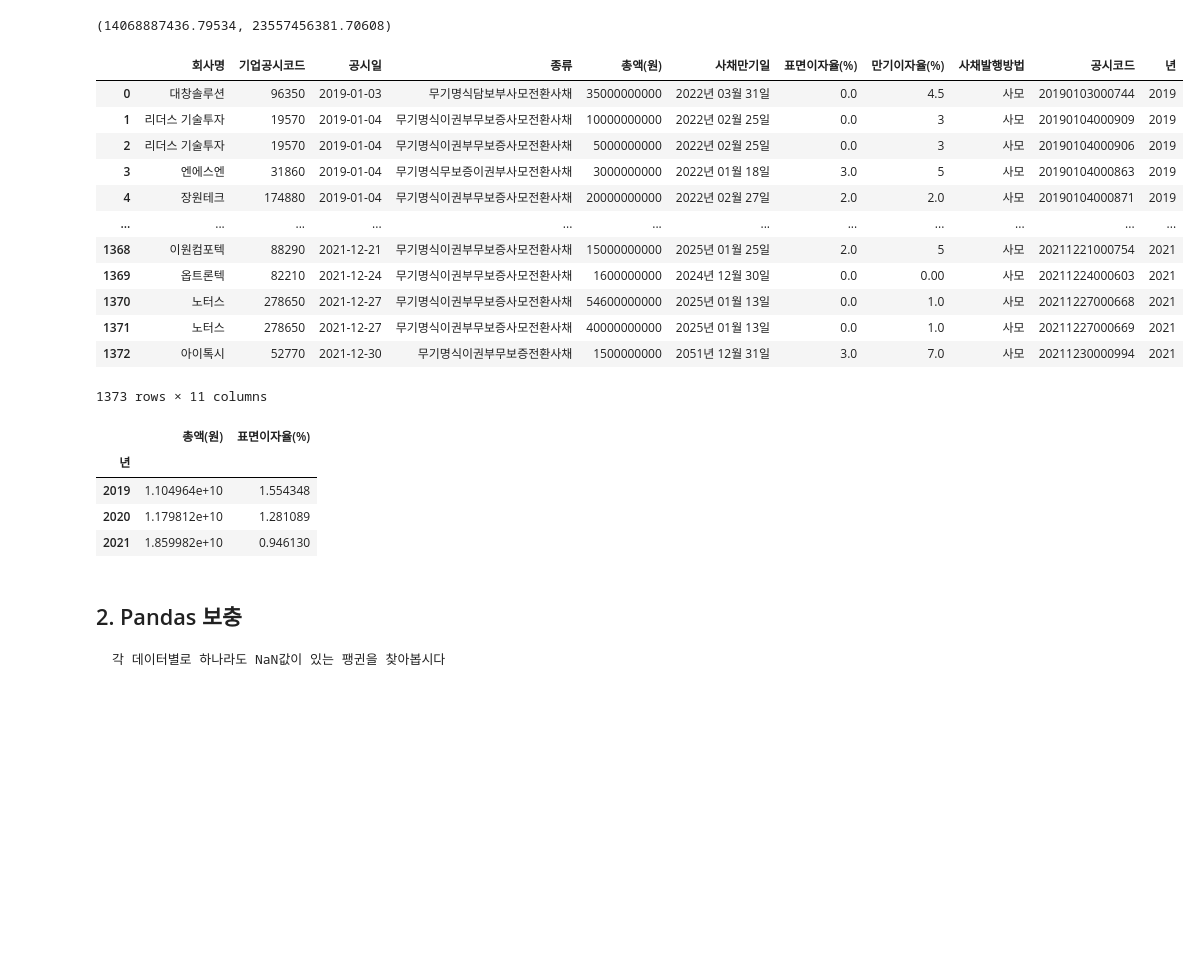
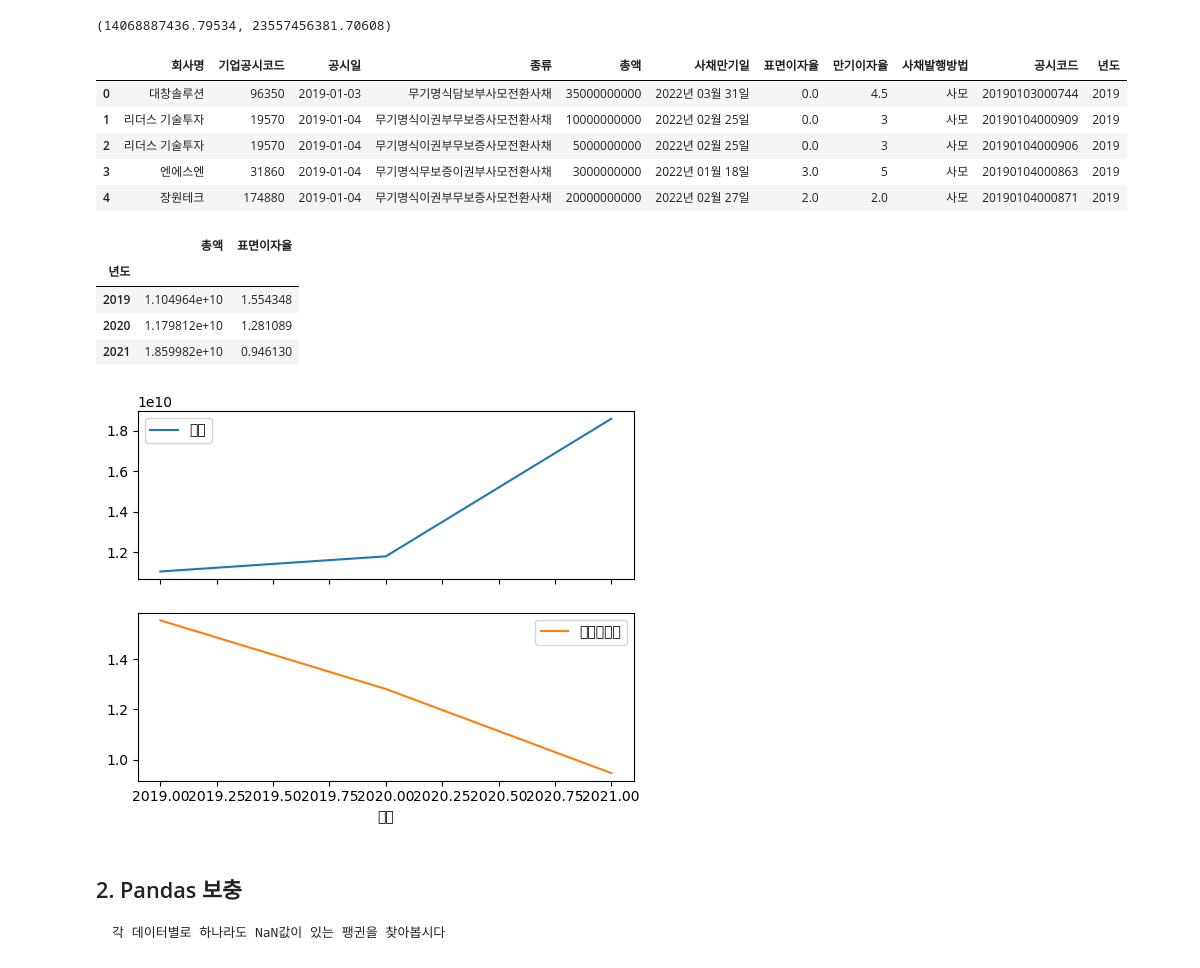
Before and after one commit to Je-Hyeon/FRstudy, a Jupyter notebook: 학기중_스터디/week3/3주차스터디_수업.ipynb, the cells around one changed output. Drawn from its saved outputs; the diff is of its cells as text; code cells hidden in the pictures; blank space fills up the shorter version.

```diff
--- a/학기중_스터디/week3/3주차스터디_수업.ipynb
+++ b/학기중_스터디/week3/3주차스터디_수업.ipynb
@@ -153,5 +154,5 @@ all_df["만기이자율(%)"] = all_df["만기이자율(%)"].str.replace("-","0")
 # %%
 # 다시 float로 변환해볼까요?
-all_df["표면이자율(%)"] = all_df["표면이자율(%)"].astype("float64")
+all_df["표면이자율"] = all_df["표면이자율"].astype("float64")
 # %% [output]
 ValueError: could not convert string to float: '0.0, '
@@ -158,9 +167,9 @@ ValueError: could not convert string to float: '0.0, '
 # %%
-# 이런... 0.0, 라는 값이 있어서 (쉼표때문에) 변환이 안되는 군요... 쉼표를 제거합시다
-all_df["표면이자율(%)"] = all_df["표면이자율(%)"].str.replace("," , "")
+# 이런... 0.0, 라는 값이 있어서 (쉼표때문에) 변환이 안되는군요... 쉼표를 제거합시다
+all_df["표면이자율"] = all_df["표면이자율"].str.replace("," , "")
 # %%
 # 다시 float로 변환해 봅시다
-all_df["표면이자율(%)"] = all_df["표면이자율(%)"].astype("float64")
+all_df["표면이자율"] = all_df["표면이자율"].astype("float64")
 # 드디어 성공했습니다!!
 # %%
 # 길고긴 전처리가 끝났습니다!!
@@ -237,34 +274,32 @@ all_df["공시일"] = pd.to_datetime(all_df["공시일"])
 
 # 문자형에 str을 붙여주는 것처럼 datetime에는 dt를 붙여서 접근 할 수 있다
 ## 데이터프레임에 년(year) 정보를 추가
-all_df["년"] = all_df["공시일"].dt.year
+all_df["년도"] = all_df["공시일"].dt.year
 # %%
-all_df
+all_df.head()
 # %% [output]
-|  | 회사명 | 기업공시코드 | 공시일 | 종류 | 총액(원) | 사채만기일 | 표면이자율(%) | 만기이자율(%) | 사채발행방법 | 공시코드 | 년 |
+|  | 회사명 | 기업공시코드 | 공시일 | 종류 | 총액 | 사채만기일 | 표면이자율 | 만기이자율 | 사채발행방법 | 공시코드 | 년도 |
 | 0 | 대창솔루션 | 96350 | 2019-01-03 | 무기명식담보부사모전환사채 | 35000000000 | 2022년 03월 31일 | 0.0 | 4.5 | 사모 | 20190103000744 | 2019 |
 | 1 | 리더스 기술투자 | 19570 | 2019-01-04 | 무기명식이권부무보증사모전환사채 | 10000000000 | 2022년 02월 25일 | 0.0 | 3 | 사모 | 20190104000909 | 2019 |
 | 2 | 리더스 기술투자 | 19570 | 2019-01-04 | 무기명식이권부무보증사모전환사채 | 5000000000 | 2022년 02월 25일 | 0.0 | 3 | 사모 | 20190104000906 | 2019 |
 | 3 | 엔에스엔 | 31860 | 2019-01-04 | 무기명식무보증이권부사모전환사채 | 3000000000 | 2022년 01월 18일 | 3.0 | 5 | 사모 | 20190104000863 | 2019 |
 | 4 | 장원테크 | 174880 | 2019-01-04 | 무기명식이권부무보증사모전환사채 | 20000000000 | 2022년 02월 27일 | 2.0 | 2.0 | 사모 | 20190104000871 | 2019 |
-| ... | ... | ... | ... | ... | ... | ... | ... | ... | ... | ... | ... |
-| 1368 | 이원컴포텍 | 88290 | 2021-12-21 | 무기명식이권부무보증사모전환사채 | 15000000000 | 2025년 01월 25일 | 2.0 | 5 | 사모 | 20211221000754 | 2021 |
-| 1369 | 옵트론텍 | 82210 | 2021-12-24 | 무기명식이권부무보증사모전환사채 | 1600000000 | 2024년 12월 30일 | 0.0 | 0.00 | 사모 | 20211224000603 | 2021 |
-| 1370 | 노터스 | 278650 | 2021-12-27 | 무기명식이권부무보증사모전환사채 | 54600000000 | 2025년 01월 13일 | 0.0 | 1.0 | 사모 | 20211227000668 | 2021 |
-| 1371 | 노터스 | 278650 | 2021-12-27 | 무기명식이권부무보증사모전환사채 | 40000000000 | 2025년 01월 13일 | 0.0 | 1.0 | 사모 | 20211227000669 | 2021 |
-| 1372 | 아이톡시 | 52770 | 2021-12-30 | 무기명식이권부무보증전환사채 | 1500000000 | 2051년 12월 31일 | 3.0 | 7.0 | 사모 | 20211230000994 | 2021 |
-1373 rows × 11 columns
 # %%
 # 년도별로 묶어(groupby)보자
-gb = all_df[["총액(원)","표면이자율(%)","년"]].groupby("년").mean()
+gb = all_df[["총액","표면이자율","년도"]].groupby("년도").mean()
 gb
 # 채권발행 금리가 낮아지면서, 발행량도 증가하는 것을 볼 수 있습니다
 # %% [output]
-|  | 총액(원) | 표면이자율(%) |
-| 년 |  |  |
+|  | 총액 | 표면이자율 |
+| 년도 |  |  |
 | 2019 | 1.104964e+10 | 1.554348 |
 | 2020 | 1.179812e+10 | 1.281089 |
 | 2021 | 1.859982e+10 | 0.946130 |
+# %%
+# 시각화 해볼까요? (한글폰트는 원래 깨짐)
+gb.plot(subplots=True);
+# %% [output]
+[figure, added]
 # %% [markdown]
 ## 2. Pandas 보충
 
```
Also changed, not shown: parts of 28 cells of this notebook, 9 other files.
